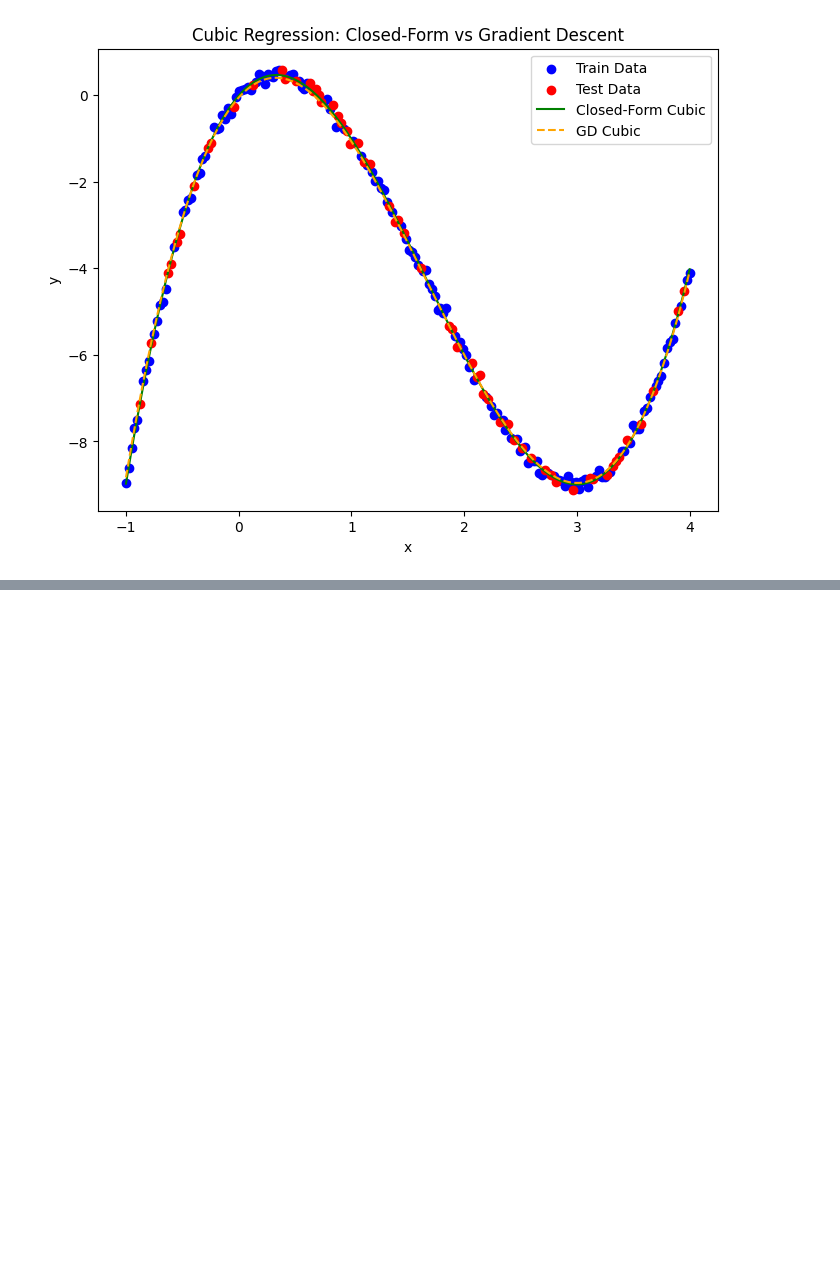
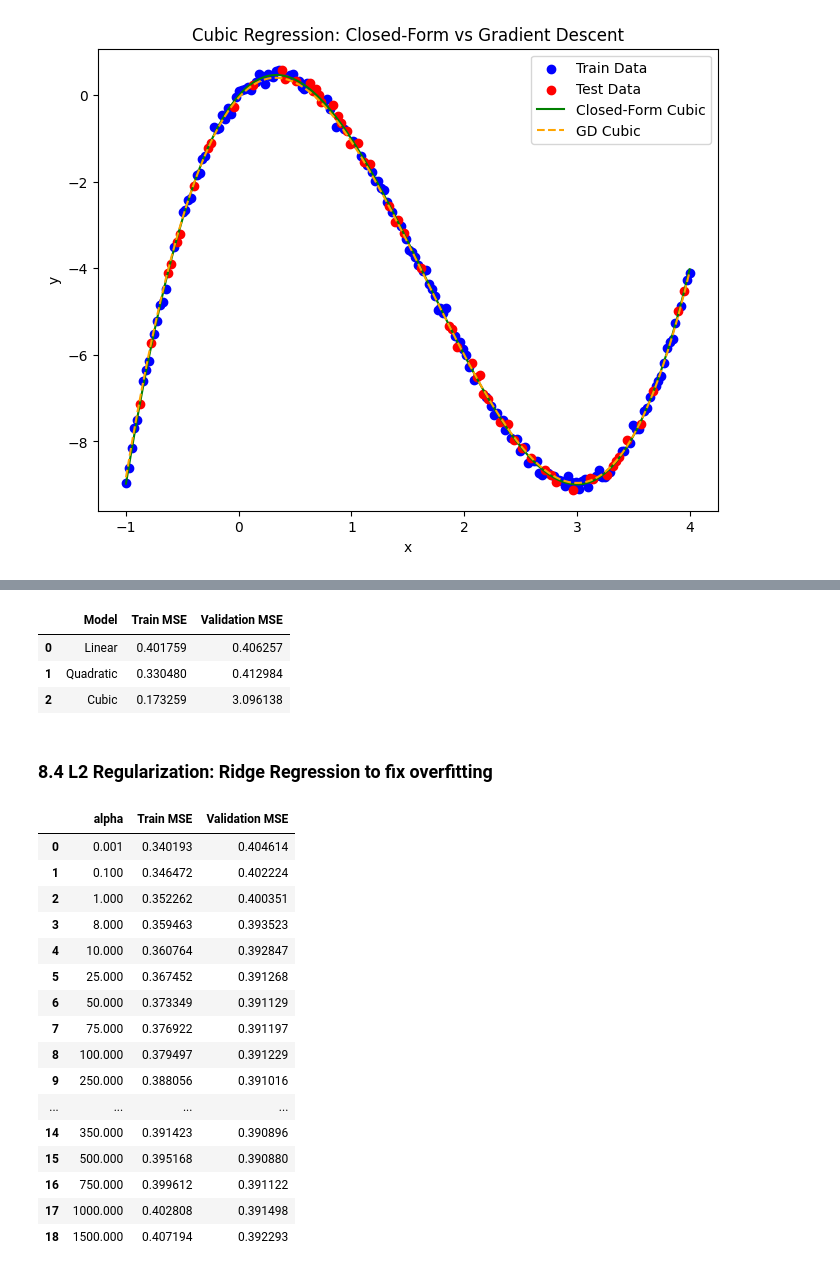
Before and after one commit to shreetishresthanp/Machine-Learning, a Jupyter notebook: HW1/hw1-Shrestha.ipynb, the cells around one changed output, grey strips where cells are left out. Cells and saved outputs as stored; diff of their text form; code cells hidden in the pictures; blank space fills up the shorter version.

```diff
--- a/HW1/hw1-Shrestha.ipynb
+++ b/HW1/hw1-Shrestha.ipynb
@@ -406,0 +407,24 @@ GD MSE (train): 0.0111, (test): 0.0115
+# %%
+# Load q8-train.csv, q8-val.csv, q8-test.csv and extract features/target
+import pandas as pd
+
+# Load data
+train_data = pd.read_csv('q8-train.csv')
+val_data = pd.read_csv('q8-val.csv')
+test_data = pd.read_csv('q8-test.csv')
+
+target_column = 'quality'
+
+# Split features and target
+X_train = train_data.drop(columns=[target_column])
+y_train = train_data[target_column]
+
+X_val = val_data.drop(columns=[target_column])
+y_val = val_data[target_column]
+
+X_test = test_data.drop(columns=[target_column])
+y_test = test_data[target_column]
+
+print('Train shape:', X_train.shape, y_train.shape)
+print('Validation shape:', X_val.shape, y_val.shape)
+print('Test shape:', X_test.shape, y_test.shape)
@@ -406,0 +536,55 @@ GD MSE (train): 0.0111, (test): 0.0115
+# %%
+# Display MSE comparison as a pandas DataFrame
+# reusing function calcuate mse from 7.1
+data = {
+    'Model': ['Linear', 'Quadratic', 'Cubic'],
+    'Train MSE': [mse(y_train, y_pred_train_linear), mse(y_train, y_pred_train), mse(y_train, y_pred_train_cubic)],
+    'Validation MSE': [mse(y_val, y_pred_val_linear), mse(y_val, y_pred_val), mse(y_val, y_pred_val_cubic)]
+}
+mse_df = pd.DataFrame(data)
+display(mse_df)
+# %% [output]
+|  | Model | Train MSE | Validation MSE |
+| 0 | Linear | 0.401759 | 0.406257 |
+| 1 | Quadratic | 0.330480 | 0.412984 |
+| 2 | Cubic | 0.173259 | 3.096138 |
+# %% [markdown]
+### 8.4 L2 Regularization: Ridge Regression to fix overfitting
+# %%
+# Train Ridge regression with L2 regularization and compare validation errors
+from sklearn.linear_model import Ridge
+
+# alphas = [0.001, 0.1, 1, 10, 50, 75, 100, 250, 300, 500, 750, 1000]
+alphas = [0.001, 0.1, 1, 8, 10, 25, 50, 75, 100, 250, 260, 275, 280, 300, 350, 500, 750, 1000, 1500]
+results = []
+for alpha in alphas:
+    ridge_model = Ridge(alpha=alpha)
+    ridge_model.fit(X_train_poly, y_train)
+
+    y_pred_train_ridge = ridge_model.predict(X_train_poly)
+    y_pred_val_ridge = ridge_model.predict(X_val_poly)
+
+    train_mse = mse(y_train, y_pred_train_ridge)
+    val_mse = mse(y_val, y_pred_val_ridge)
+    results.append({'alpha': alpha, 'Train MSE': train_mse, 'Validation MSE': val_mse})
+
+ridge_df = pd.DataFrame(results)
+display(ridge_df)
+# %% [output]
+|  | alpha | Train MSE | Validation MSE |
+| 0 | 0.001 | 0.340193 | 0.404614 |
+| 1 | 0.100 | 0.346472 | 0.402224 |
+| 2 | 1.000 | 0.352262 | 0.400351 |
+| 3 | 8.000 | 0.359463 | 0.393523 |
+| 4 | 10.000 | 0.360764 | 0.392847 |
+| 5 | 25.000 | 0.367452 | 0.391268 |
+| 6 | 50.000 | 0.373349 | 0.391129 |
+| 7 | 75.000 | 0.376922 | 0.391197 |
+| 8 | 100.000 | 0.379497 | 0.391229 |
+| 9 | 250.000 | 0.388056 | 0.391016 |
+| ... | ... | ... | ... |
+| 14 | 350.000 | 0.391423 | 0.390896 |
+| 15 | 500.000 | 0.395168 | 0.390880 |
+| 16 | 750.000 | 0.399612 | 0.391122 |
+| 17 | 1000.000 | 0.402808 | 0.391498 |
+| 18 | 1500.000 | 0.407194 | 0.392293 |
```
Also changed, not shown: parts of 21 cells of this notebook.
